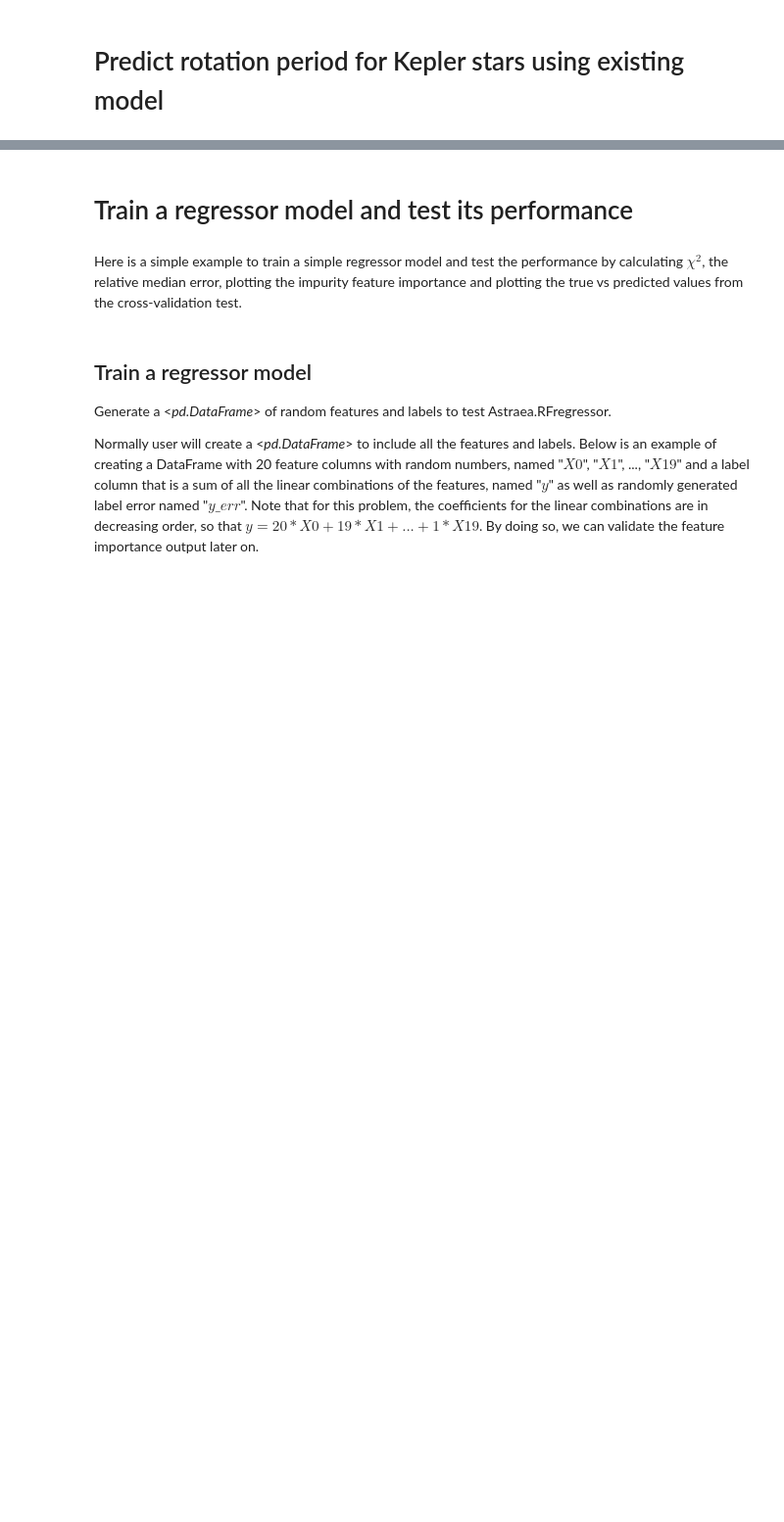
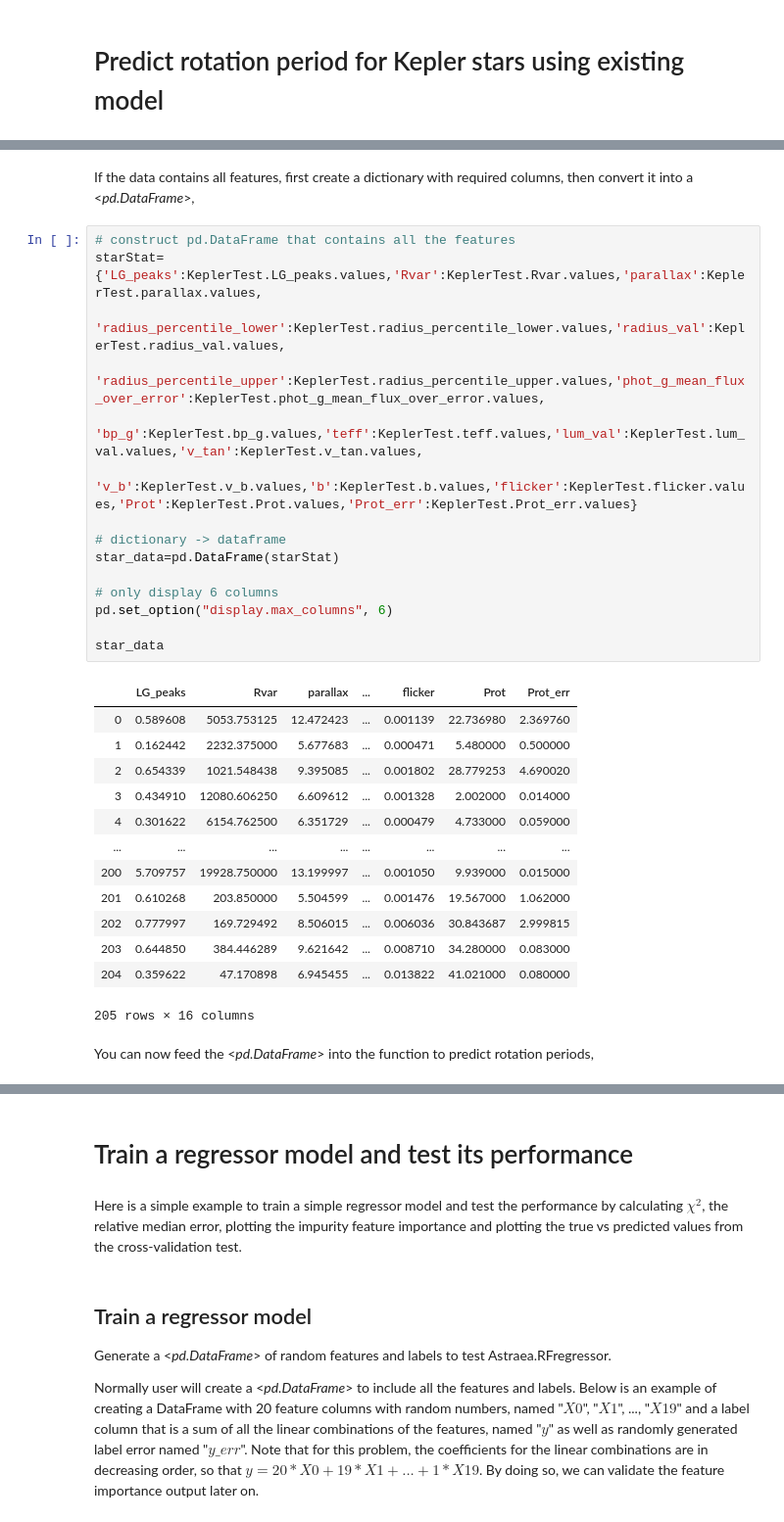
Before and after one commit to lyx12311/Astraea, a Jupyter notebook: docs/_static/Tutorial.ipynb, the cells around one changed output, grey strips where cells are left out. Shown at 98% size. Drawn from its saved outputs; the diff is of its cells as text; blank space fills up the shorter version.

```diff
--- a/docs/_static/Tutorial.ipynb
+++ b/docs/_static/Tutorial.ipynb
@@ -2,0 +24,33 @@
+# %% [markdown]
+If the data contains all features, first create a dictionary with required columns, then convert it into a <*pd.DataFrame*>,
+# %%
+# construct pd.DataFrame that contains all the features
+starStat={'LG_peaks':KeplerTest.LG_peaks.values,'Rvar':KeplerTest.Rvar.values,'parallax':KeplerTest.parallax.values,
+          'radius_percentile_lower':KeplerTest.radius_percentile_lower.values,'radius_val':KeplerTest.radius_val.values,
+          'radius_percentile_upper':KeplerTest.radius_percentile_upper.values,'phot_g_mean_flux_over_error':KeplerTest.phot_g_mean_flux_over_error.values,
+          'bp_g':KeplerTest.bp_g.values,'teff':KeplerTest.teff.values,'lum_val':KeplerTest.lum_val.values,'v_tan':KeplerTest.v_tan.values,
+          'v_b':KeplerTest.v_b.values,'b':KeplerTest.b.values,'flicker':KeplerTest.flicker.values,'Prot':KeplerTest.Prot.values,'Prot_err':KeplerTest.Prot_err.values}
+
+# dictionary -> dataframe
+star_data=pd.DataFrame(starStat)
+
+# only display 6 columns
+pd.set_option("display.max_columns", 6)
+
+star_data
+# %% [output]
+|  | LG_peaks | Rvar | parallax | ... | flicker | Prot | Prot_err |
+| 0 | 0.589608 | 5053.753125 | 12.472423 | ... | 0.001139 | 22.736980 | 2.369760 |
+| 1 | 0.162442 | 2232.375000 | 5.677683 | ... | 0.000471 | 5.480000 | 0.500000 |
+| 2 | 0.654339 | 1021.548438 | 9.395085 | ... | 0.001802 | 28.779253 | 4.690020 |
+| 3 | 0.434910 | 12080.606250 | 6.609612 | ... | 0.001328 | 2.002000 | 0.014000 |
+| 4 | 0.301622 | 6154.762500 | 6.351729 | ... | 0.000479 | 4.733000 | 0.059000 |
+| ... | ... | ... | ... | ... | ... | ... | ... |
+| 200 | 5.709757 | 19928.750000 | 13.199997 | ... | 0.001050 | 9.939000 | 0.015000 |
+| 201 | 0.610268 | 203.850000 | 5.504599 | ... | 0.001476 | 19.567000 | 1.062000 |
+| 202 | 0.777997 | 169.729492 | 8.506015 | ... | 0.006036 | 30.843687 | 2.999815 |
+| 203 | 0.644850 | 384.446289 | 9.621642 | ... | 0.008710 | 34.280000 | 0.083000 |
+| 204 | 0.359622 | 47.170898 | 6.945455 | ... | 0.013822 | 41.021000 | 0.080000 |
+205 rows × 16 columns
+# %% [markdown]
+You can now feed the <*pd.DataFrame*> into the function to predict rotation periods,
```
Also changed, not shown: parts of 16 cells of this notebook, 2 other files.
